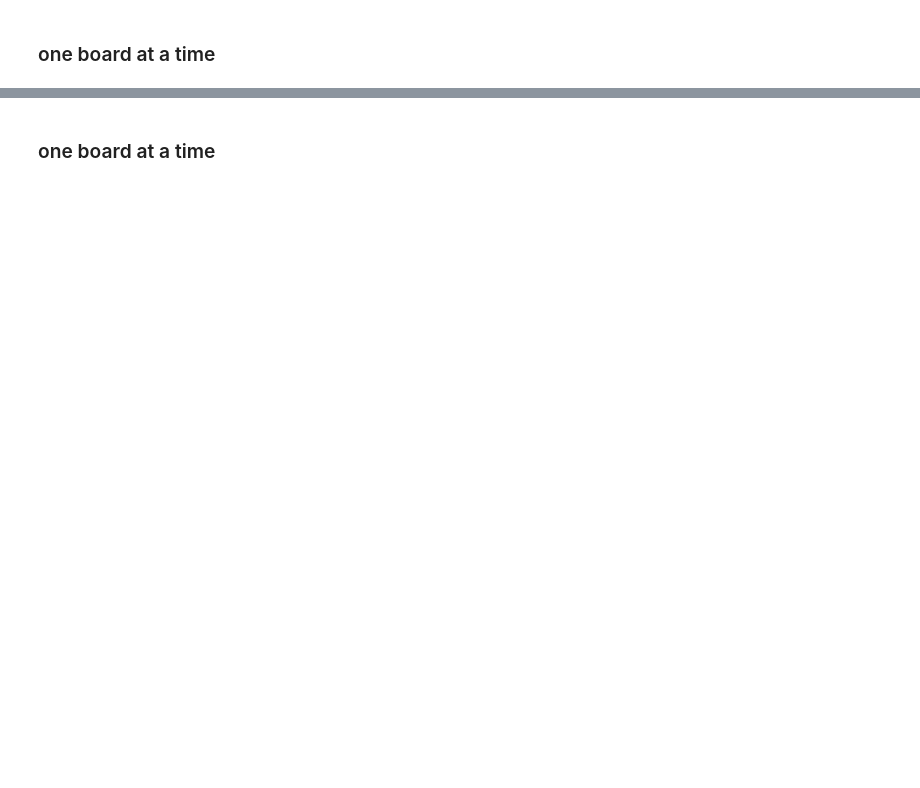
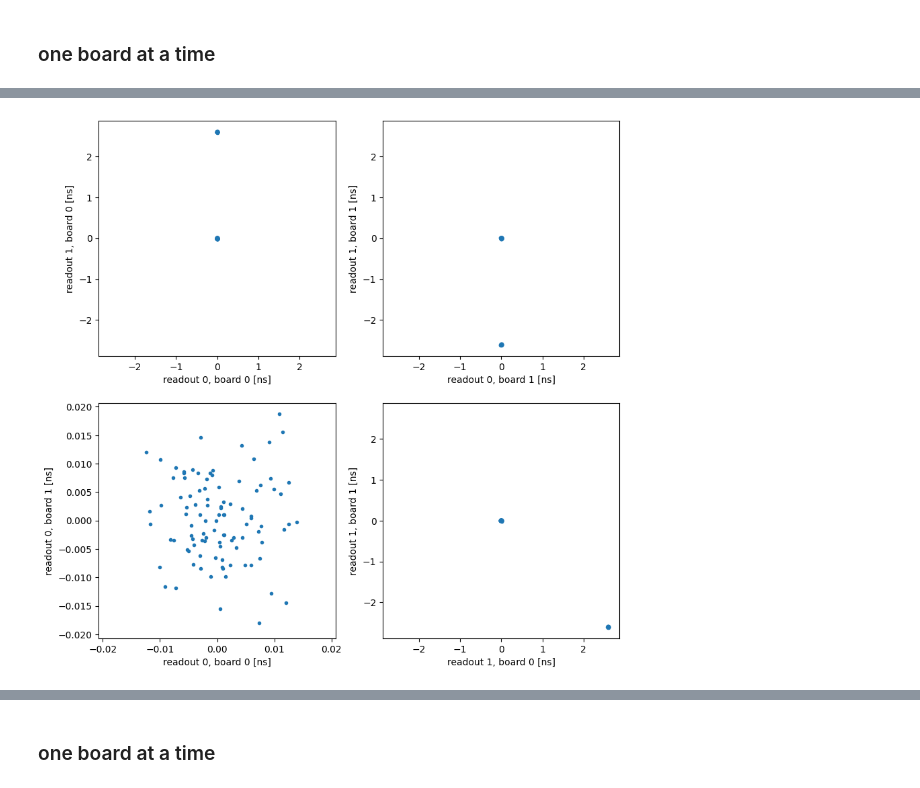
Before and after one commit to meeg/qick_demos_sho, a Jupyter notebook: multiboard.ipynb, the cells around one changed output, grey strips where cells are left out. Drawn from its saved outputs; the diff is of its cells as text; code cells hidden in the pictures; blank space fills up the shorter version.

```diff
--- a/multiboard.ipynb
+++ b/multiboard.ipynb
@@ -204,3 +325,25 @@ leader done
+# %%
+# fit pulse edges
+edges = np.array([[[find_edges(get_inphase(iq.T)) for iq in iq_list] for iq_list in prog.get_rounds()] for prog in progs])
+# convert to ns
+edges *= progs[0].get_time_axis(ro_index=0)[1]*1e3
+# use the average of the rising and falling edges as the pulse time
+pulsetimes = edges[...,:2].mean(axis=-1)
+
+fig, axes = plt.subplots(2,2,figsize=(10,10))
+for iSoc in range(2):
+    plot = axes[0, iSoc]
+    plot_jitter(plot, pulsetimes[iSoc,:,0], pulsetimes[iSoc,:,1])
+    plot.set_xlabel("readout %d, board %d [ns]"%(0, iSoc))
+    plot.set_ylabel("readout %d, board %d [ns]"%(1, iSoc))
+
+for iRO in range(2):
+    plot = axes[1, iRO]
+    plot_jitter(plot, pulsetimes[0,:,iRO], pulsetimes[1,:,iRO])
+    plot.set_xlabel("readout %d, board %d [ns]"%(iRO, 0))
+    plot.set_ylabel("readout %d, board %d [ns]"%(iRO, 1))
+# %% [output]
+[figure, added]
 # %% [markdown]
 ## tProc v2
 The start pulse is launched on the leader's tProc dispatcher clock and latched on the follower's tProc core clock; the follower's core then starts the dispatcher.
```
Also changed, not shown: parts of 30 cells of this notebook.
